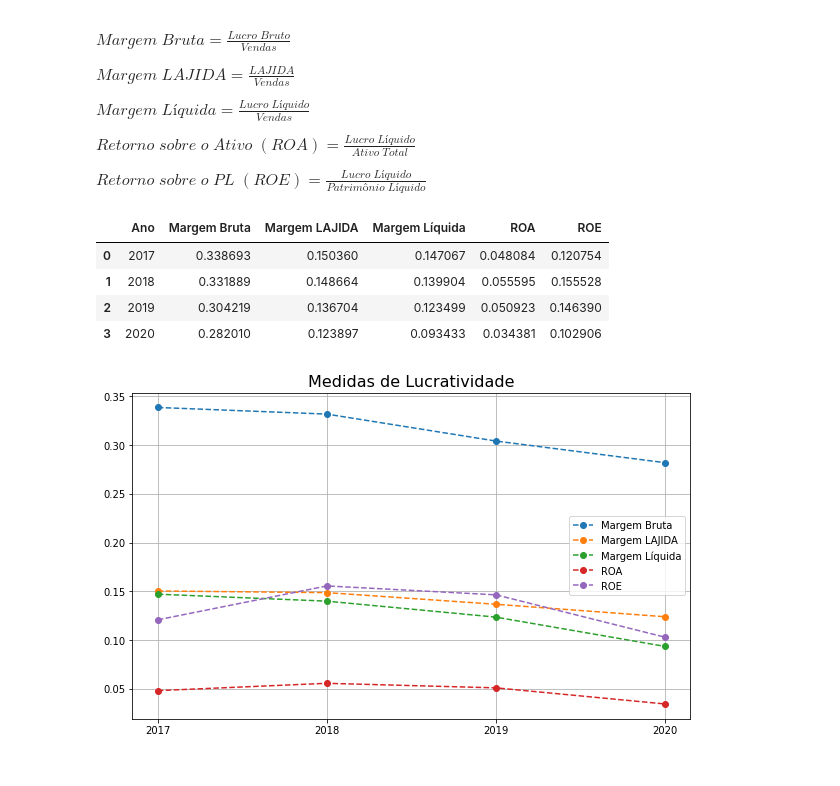
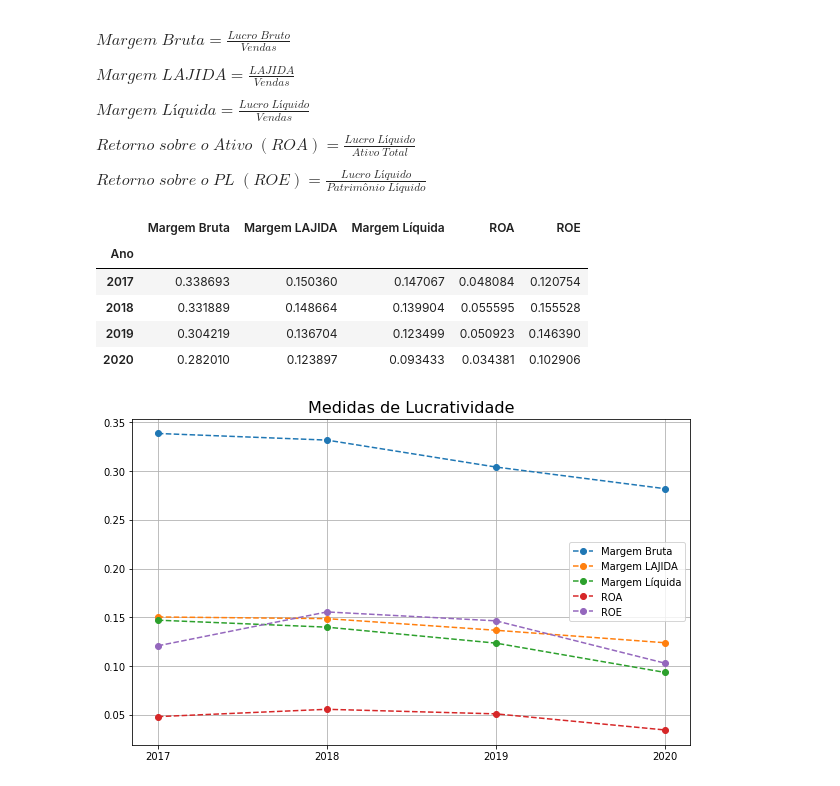
Before and after one commit to pedrotramos/Analise-MRV, a Jupyter notebook: APS.ipynb, the cells around one changed output. Drawn from its saved outputs; the diff is of its cells as text; code cells hidden in the pictures.

```diff
--- a/APS.ipynb
+++ b/APS.ipynb
@@ -24,7 +24,7 @@ DRE.dropna(how='all', axis='columns', inplace=True); # ; supress output
 # %% [markdown]
 ## Função para encontrar células nos DataFrames com base em DF, nome da conta e ano
 # %%
-def getValue(df, nome_coluna_principal, ano, coluna_principal="MRV ON (R$ em milhares)"):
+def getValue(df, nome_coluna_principal, ano, coluna_principal="MRV ON"):
     return df[df[coluna_principal] == nome_coluna_principal][ano].values[0]
 # %% [markdown]
 ## Indicadores de Solvência de Curto Prazo
@@ -279,38 +285,40 @@ for i in years:
 
     margemLAJIDA_ = lajida / vendas
 
     lucroLiquido = getValue(DRE, '(=) Lucro Líquido', i)
 
     margemLiquida_ = lucroLiquido / vendas
 
     ativoTotal = getValue(BP, 'Ativo Total', i)
     ROA_ = lucroLiquido / ativoTotal
 
     patrimonioLiquido = getValue(BP, 'Patrimônio Líquido Consolidado', i)
     ROE_ = lucroLiquido / patrimonioLiquido
 
     margemBruta.append(margemBruta_)
     margemLAJIDA.append(margemLAJIDA_)
     margemLiquida.append(margemLiquida_)
     ROA.append(ROA_)
     ROE.append(ROE_)
 
 lucratividade = pd.DataFrame()
 
 lucratividade["Ano"] = years
 lucratividade["Margem Bruta"] = margemBruta
 lucratividade["Margem LAJIDA"] = margemLAJIDA
 lucratividade["Margem Líquida"] = margemLiquida
 lucratividade["ROA"] = ROA
 lucratividade["ROE"] = ROE
 
+lucratividade.set_index("Ano", inplace=True)
 lucratividade
 # %% [output]
-|  | Ano | Margem Bruta | Margem LAJIDA | Margem Líquida | ROA | ROE |
-| 0 | 2017 | 0.338693 | 0.150360 | 0.147067 | 0.048084 | 0.120754 |
-| 1 | 2018 | 0.331889 | 0.148664 | 0.139904 | 0.055595 | 0.155528 |
-| 2 | 2019 | 0.304219 | 0.136704 | 0.123499 | 0.050923 | 0.146390 |
-| 3 | 2020 | 0.282010 | 0.123897 | 0.093433 | 0.034381 | 0.102906 |
+|  | Margem Bruta | Margem LAJIDA | Margem Líquida | ROA | ROE |
+| Ano |  |  |  |  |  |
+| 2017 | 0.338693 | 0.150360 | 0.147067 | 0.048084 | 0.120754 |
+| 2018 | 0.331889 | 0.148664 | 0.139904 | 0.055595 | 0.155528 |
+| 2019 | 0.304219 | 0.136704 | 0.123499 | 0.050923 | 0.146390 |
+| 2020 | 0.282010 | 0.123897 | 0.093433 | 0.034381 | 0.102906 |
 # %%
 plt.figure(figsize=(10, 6))
 plt.plot(years, margemBruta, 'o--', label="Margem Bruta")
```
Also changed, not shown: parts of 14 cells of this notebook, 2 other files.
